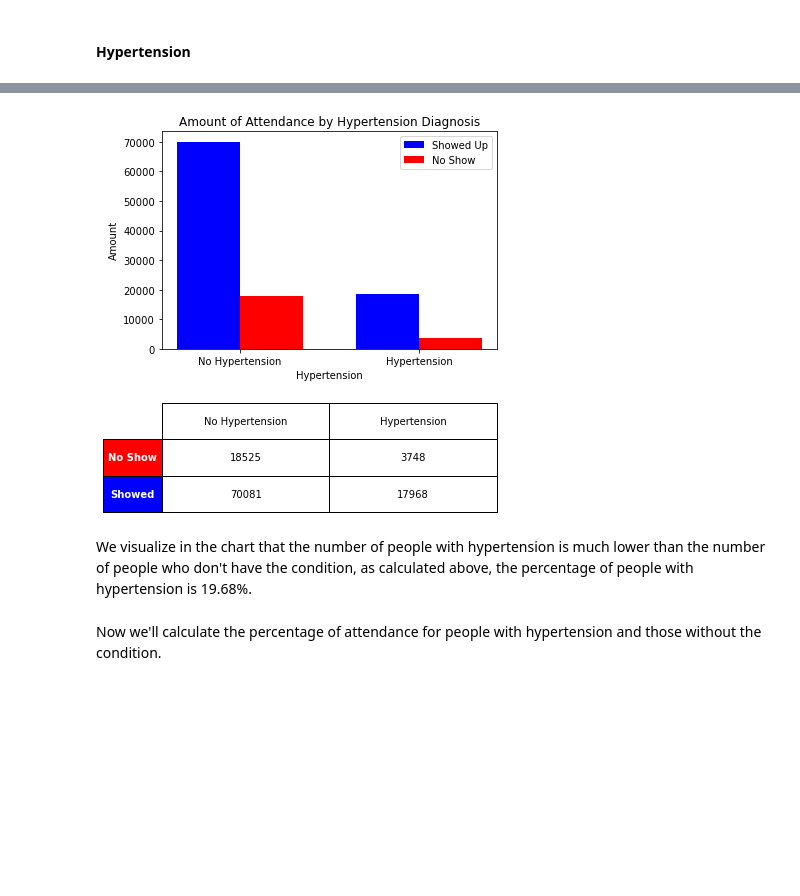
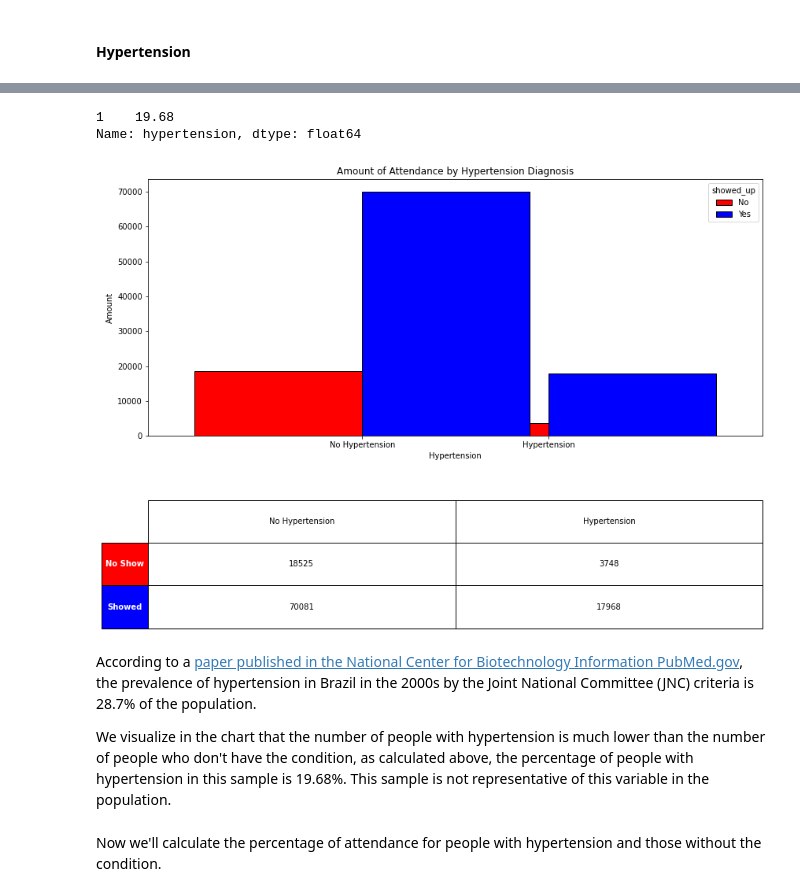
Before and after one commit to jlvalport/Medical-appointments-analysis, a Jupyter notebook: No-show Medical Appointments Analysis.ipynb, the cells around one changed output, grey strips where cells are left out. Saved outputs shown, nothing was run; the diff lists cells and outputs as text; code cells hidden in the pictures; blank space fills up the shorter version.

Commit message:
Diagnosis conditions automated

```diff
--- a/No-show Medical Appointments Analysis.ipynb
+++ b/No-show Medical Appointments Analysis.ipynb
@@ -439,2 +445,35 @@ When we isolate the percentages of each period we see that in the "0-7 days" per
+# %%
+def group_and_plot(df, xVar, normalize=False):
+    # Data grouped by hypertension and showed up values counted
+    if normalize:
+        grouped = df.groupby([xVar])['showed_up'].value_counts(normalize=normalize).mul(100).round(2)
+        y_label = 'Percentage'
+    else:
+        grouped = df.groupby([xVar])['showed_up'].value_counts(normalize=normalize)
+        y_label = 'Amount'
+
+    grouped.unstack().plot.bar(edgecolor='black', figsize=[14, 6], rot=0, width=0.8, color=['r', 'b']);
+    labels = [f'No {xVar}'.title(), xVar.title()] # xtick labels
+    plt.xticks([0,1], labels)
+
+    # title and labels
+    plt.ylabel(y_label)
+    plt.xlabel(xVar.title())
+    plt.title(f'{y_label} of Attendance by {xVar.title()} Diagnosis')
+
+
+    table = plt.table(cellText = grouped.unstack().transpose().values,
+                    rowLabels = [ 'No Show', 'Showed'],
+                    colLabels = [f'No {xVar}'.title(), xVar.title()],
+                    rowColours = ['r', 'b'],
+                    cellLoc = 'center',
+                    rowLoc = 'center',
+                    loc = 'bottom',
+                    bbox = [0, -0.75, 1, 0.5])
+
+    table[(1, -1)].get_text().set_color('white')
+    table[(1, -1)].set_text_props(fontweight='bold')
+    table[(2, -1)].get_text().set_color('white')
+    table[(2, -1)].set_text_props(fontweight='bold')
 # %% [markdown]
 #### Hypertension
@@ -458,37 +480,16 @@ Name: showed_up, dtype: int64
-# %%
-ind_x = np.arange(len(grouped_hyper[0]))  # the x locations for the groups
-width_bars = 0.35       # the width of the bars
-
-blue_bars = plt.bar(ind_x, grouped_hyper[0], width_bars, color='blue', label='Showed Up')
-orange_bars = plt.bar(ind_x + width_bars, grouped_hyper[1], width_bars, color='red', label='No Show')
-
-# title and labels
-plt.ylabel('Amount')
-plt.xlabel('Hypertension')
-plt.title('Amount of Attendance by Hypertension Diagnosis')
-locations = ind_x + width_bars / 2  # xtick locations
-labels = ['No Hypertension', 'Hypertension']  # xtick labels
-plt.xticks(locations, labels)
-
-# legend
-plt.legend();
-
-table = plt.table(cellText = grouped_hyper.unstack().transpose().values,
-                    rowLabels = [ 'No Show', 'Showed'],
-                    colLabels = ['No Hypertension', 'Hypertension'],
-                    rowColours = ['red', 'blue'],
-                    cellLoc = 'center',
-                    rowLoc = 'center',
-                    loc = 'bottom',
-                    bbox = [0, -0.75, 1, 0.5])
-
-table[(1, -1)].get_text().set_color('white')
-table[(1, -1)].set_text_props(fontweight='bold')
-table[(2, -1)].get_text().set_color('white')
-table[(2, -1)].set_text_props(fontweight='bold')
-# %% [output]
-[figure, removed]
+# %%
+# Percentage of people with hypertension
+percent_with_condition(df, 'hypertension')
+# %% [output]
+1    19.68
+Name: hypertension, dtype: float64
+# %%
+group_and_plot(df, 'hypertension')
+# %% [output]
+[figure, added]
 # %% [markdown]
-We visualize in the chart that the number of people with hypertension is much lower than the number of people who don't have the condition, as calculated above, the percentage of people with hypertension is 19.68%.
+According to a [paper published in the National Center for Biotechnology Information PubMed.gov](https://pubmed.ncbi.nlm.nih.gov/23118964/), the prevalence of hypertension in Brazil in the 2000s by the Joint National Committee (JNC) criteria is 28.7% of the population.
+
+We visualize in the chart that the number of people with hypertension is much lower than the number of people who don't have the condition, as calculated above, the percentage of people with hypertension in this sample is 19.68%. This sample is not representative of this variable in the population.
 # %% [markdown]
 Now we'll calculate the percentage of attendance for people with hypertension and those without the condition.
```
Also changed, not shown: parts of 72 cells of this notebook.
